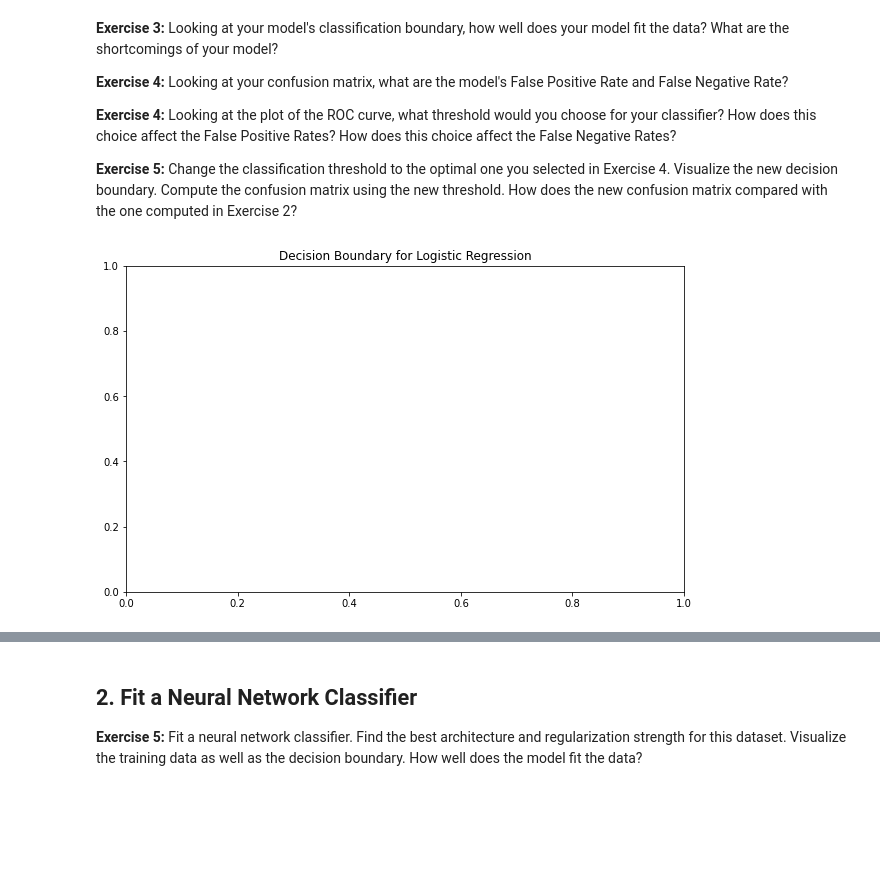
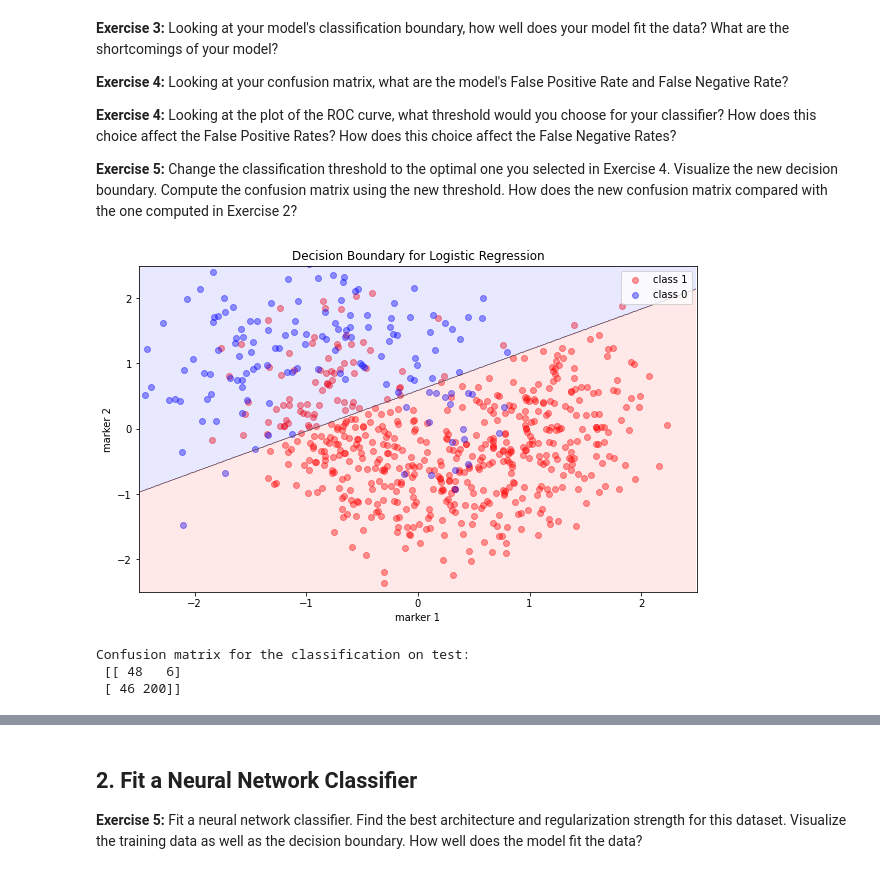
Before and after one commit to krosenfeld-IDM/Rwanda-Data-Science-NBs, a Jupyter notebook: week2/07_Neural_Networks_for_Classification.ipynb, the cells around one changed output, grey strips where cells are left out. Saved outputs shown, nothing was run; the diff lists cells and outputs as text; code cells hidden in the pictures; blank space fills up the shorter version.

```diff
--- a/week2/07_Neural_Networks_for_Classification.ipynb
+++ b/week2/07_Neural_Networks_for_Classification.ipynb
@@ -106,7 +104,7 @@ def plot_decision_boundary(x, y, model, ax, limit=None, poly_degree=1, threshold
         polynomial_features = PolynomialFeatures(degree=poly_degree)
         xx = polynomial_features.fit_transform(xx)
     if threshold != 0.5:
-      if isinstance(model.predict(xx)[0], float):
+      if isinstance(model.predict_proba(xx).ravel()[0], float):
         yy_prob = model.predict_proba(xx)[:, 1]
         yy = yy_prob
       else:
@@ -189,11 +187,12 @@ plt.show()
 **Exercise 2:** Train a logistic regression on this data. Visualize the classification boundary of the model, and compute your model's confusion matrix, ROC curve and AUC.
 # %%
 # Step 1. Fit a logistic regression
-# COMPLETE
+logistic_regression = LogisticRegression()
+logistic_regression.fit(X_train, Y_train)
 
 # Step 2. Visualize the decision boundary
 fig, ax = plt.subplots(1, 1, figsize=(10, 6))
-#plot_decision_boundary(X_train, Y_train, logistic_regression, ax)
+plot_decision_boundary(X_train, Y_train, logistic_regression, ax)
 ax.set_title('Decision Boundary for Logistic Regression')
 plt.show()
 # %% [output]
@@ -228,31 +243,35 @@ plt.show()
 **Exercise 5:** Change the classification threshold to the optimal one you selected in Exercise 4. Visualize the new decision boundary. Compute the confusion matrix using the new threshold. How does the new confusion matrix compared with the one computed in Exercise 2?
 # %%
 # Step 1: compute the probability of being in each class
-#Y_probability = logistic_regression.predict_proba(X_test)
+Y_probability = logistic_regression.predict_proba(X_test)
 
 # Step 2: the returned array has two columns:
 # one for the probability of class 0 and one for the probability of class 1.
 # Since this is a binary classification problem, we only care about the probability
 # of being in class 1 or not. Thus, we take the 1st column as follows:
-#Y_probability = Y_probability[:, 1]
+Y_probability = Y_probability[:, 1]
 
 # Step 3: set a threshold
-#threshold = ...
+threshold = 0.8
 
 ## Step 4: classify as '1' when the probability is bigger than the threshold
 ## other, set the probability to 0
-#Y_predict = Y_probability
-#Y_predict[Y_probability >= threshold] = 1
-#Y_predict[Y_probability < threshold] = 0
+Y_predict = Y_probability
+Y_predict[Y_probability >= threshold] = 1
+Y_predict[Y_probability < threshold] = 0
 # %%
 # Step 5: visualize the new decision boundary with your new classification threshold!
 fig, ax = plt.subplots(1, 1, figsize=(10, 6))
-#plot_decision_boundary(X_train, Y_train, logistic_regression, ax, threshold=threshold)
+plot_decision_boundary(X_train, Y_train, logistic_regression, ax, threshold=threshold)
 ax.set_title('Decision Boundary for Logistic Regression')
 plt.show()
 # %% [output]
-[figure, old version]
+[figure, new version]
 # %%
 # Step 6: Compute the test confusion matrix
-# matrix = ...
-# print('Confusion matrix for the classification on test:\n', matrix)
+matrix = confusion_matrix(Y_test, Y_predict)
+print('Confusion matrix for the classification on test:\n', matrix)
+# %% [output]
+Confusion matrix for the classification on test:
+ [[ 48   6]
+ [ 46 200]]
```
Also changed, not shown: parts of 14 cells of this notebook, 12 other files.
